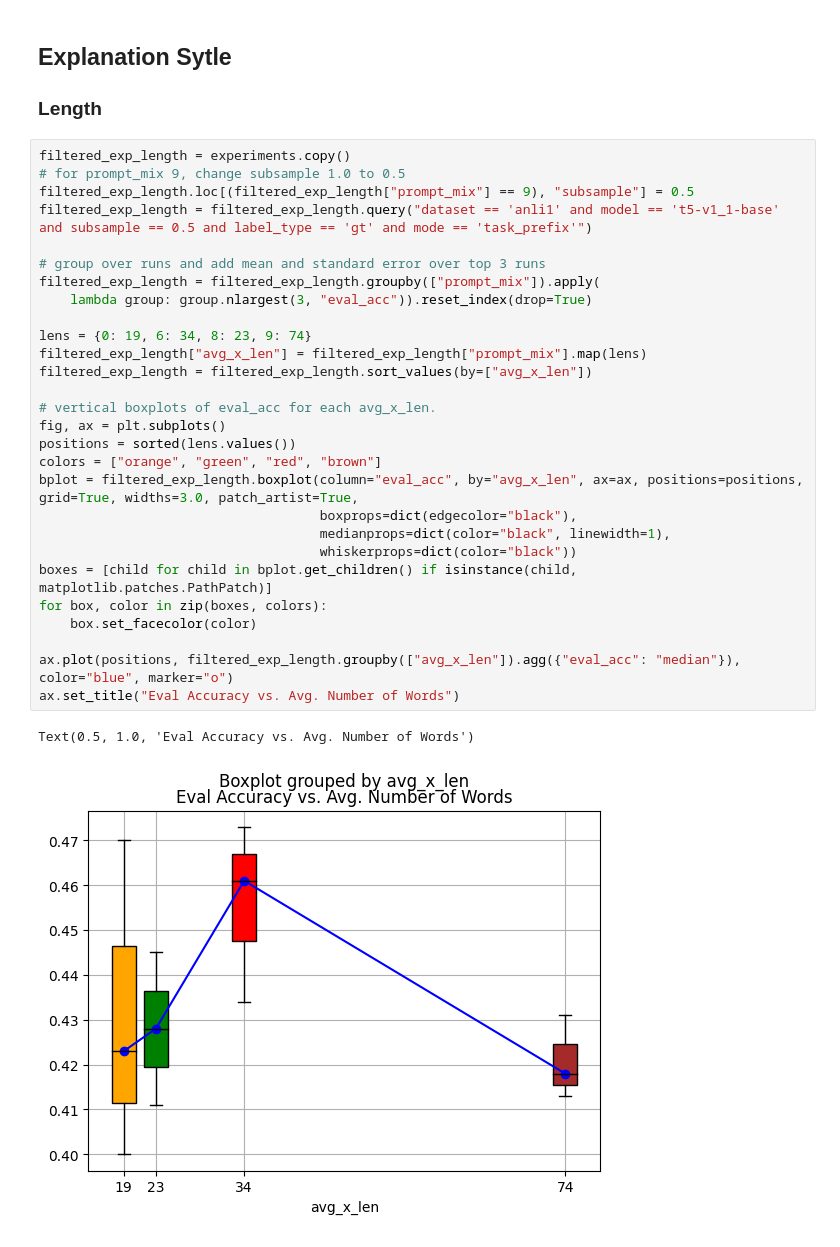
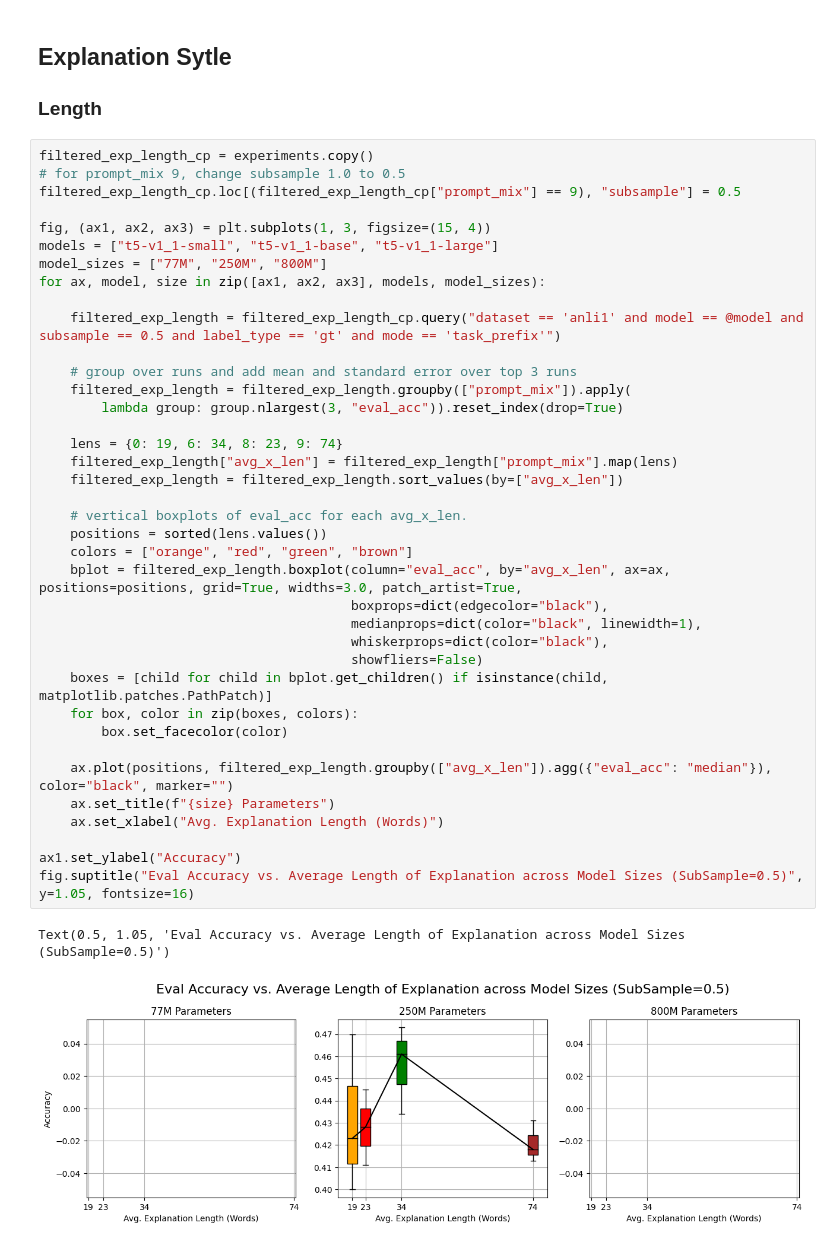
Before and after one commit to lukasvoege/ZeroShot-step-by-step-distillation, a Jupyter notebook: analytics.ipynb, the cells around one changed output. Drawn from its saved outputs; the diff is of its cells as text.

```diff
--- a/analytics.ipynb
+++ b/analytics.ipynb
@@ -349,33 +348,43 @@ modelsize_graph(experiments, dataset="anli1", labels=True, prompt_mix=6, distill
 ## Explanation Sytle
 ### Length
 # %%
-filtered_exp_length = experiments.copy()
+filtered_exp_length_cp = experiments.copy()
 # for prompt_mix 9, change subsample 1.0 to 0.5
-filtered_exp_length.loc[(filtered_exp_length["prompt_mix"] == 9), "subsample"] = 0.5
-filtered_exp_length = filtered_exp_length.query("dataset == 'anli1' and model == 't5-v1_1-base' and subsample == 0.5 and label_type == 'gt' and mode == 'task_prefix'")
+filtered_exp_length_cp.loc[(filtered_exp_length_cp["prompt_mix"] == 9), "subsample"] = 0.5
 
-# group over runs and add mean and standard error over top 3 runs
-filtered_exp_length = filtered_exp_length.groupby(["prompt_mix"]).apply(
-    lambda group: group.nlargest(3, "eval_acc")).reset_index(drop=True)
+fig, (ax1, ax2, ax3) = plt.subplots(1, 3, figsize=(15, 4))
+models = ["t5-v1_1-small", "t5-v1_1-base", "t5-v1_1-large"]
+model_sizes = ["77M", "250M", "800M"]
+for ax, model, size in zip([ax1, ax2, ax3], models, model_sizes):
 
-lens = {0: 19, 6: 34, 8: 23, 9: 74}
-filtered_exp_length["avg_x_len"] = filtered_exp_length["prompt_mix"].map(lens)
-filtered_exp_length = filtered_exp_length.sort_values(by=["avg_x_len"])
+    filtered_exp_length = filtered_exp_length_cp.query("dataset == 'anli1' and model == @model and subsample == 0.5 and label_type == 'gt' and mode == 'task_prefix'")
 
-# vertical boxplots of eval_acc for each avg_x_len.
-fig, ax = plt.subplots()
-positions = sorted(lens.values())
-colors = ["orange", "green", "red", "brown"]
-bplot = filtered_exp_length.boxplot(column="eval_acc", by="avg_x_len", ax=ax, positions=positions, grid=True, widths=3.0, patch_artist=True,
-                                    boxprops=dict(edgecolor="black"),
-                                    medianprops=dict(color="black", linewidth=1),
-                                    whiskerprops=dict(color="black"))
-boxes = [child for child in bplot.get_children() if isinstance(child, matplotlib.patches.PathPatch)]
-for box, color in zip(boxes, colors):
-    box.set_facecolor(color)
+    # group over runs and add mean and standard error over top 3 runs
+    filtered_exp_length = filtered_exp_length.groupby(["prompt_mix"]).apply(
+        lambda group: group.nlargest(3, "eval_acc")).reset_index(drop=True)
 
-ax.plot(positions, filtered_exp_length.groupby(["avg_x_len"]).agg({"eval_acc": "median"}), color="blue", marker="o")
-ax.set_title("Eval Accuracy vs. Avg. Number of Words")
+    lens = {0: 19, 6: 34, 8: 23, 9: 74}
+    filtered_exp_length["avg_x_len"] = filtered_exp_length["prompt_mix"].map(lens)
+    filtered_exp_length = filtered_exp_length.sort_values(by=["avg_x_len"])
+
+    # vertical boxplots of eval_acc for each avg_x_len.
+    positions = sorted(lens.values())
+    colors = ["orange", "red", "green", "brown"]
+    bplot = filtered_exp_length.boxplot(column="eval_acc", by="avg_x_len", ax=ax, positions=positions, grid=True, widths=3.0, patch_artist=True,
+                                        boxprops=dict(edgecolor="black"),
+                                        medianprops=dict(color="black", linewidth=1),
+                                        whiskerprops=dict(color="black"),
+                                        showfliers=False)
+    boxes = [child for child in bplot.get_children() if isinstance(child, matplotlib.patches.PathPatch)]
+    for box, color in zip(boxes, colors):
+        box.set_facecolor(color)
+
+    ax.plot(positions, filtered_exp_length.groupby(["avg_x_len"]).agg({"eval_acc": "median"}), color="black", marker="")
+    ax.set_title(f"{size} Parameters")
+    ax.set_xlabel("Avg. Explanation Length (Words)")
+
+ax1.set_ylabel("Accuracy")
+fig.suptitle("Eval Accuracy vs. Average Length of Explanation across Model Sizes (SubSample=0.5)", y=1.05, fontsize=16)
 # %% [output]
-Text(0.5, 1.0, 'Eval Accuracy vs. Avg. Number of Words')
+Text(0.5, 1.05, 'Eval Accuracy vs. Average Length of Explanation across Model Sizes (SubSample=0.5)')
-[figure, old version]
+[figure, new version]
```
Also changed, not shown: parts of 11 cells of this notebook, 3 other files.
